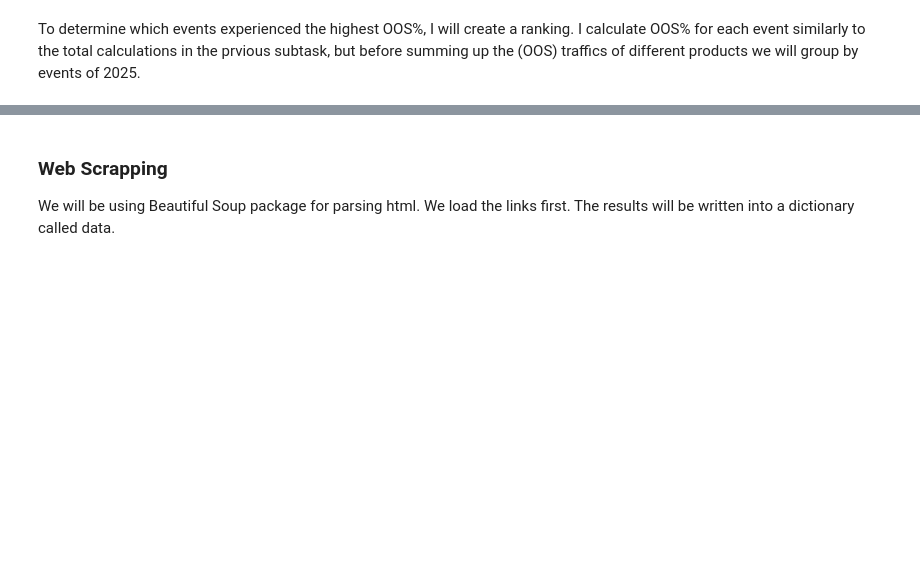
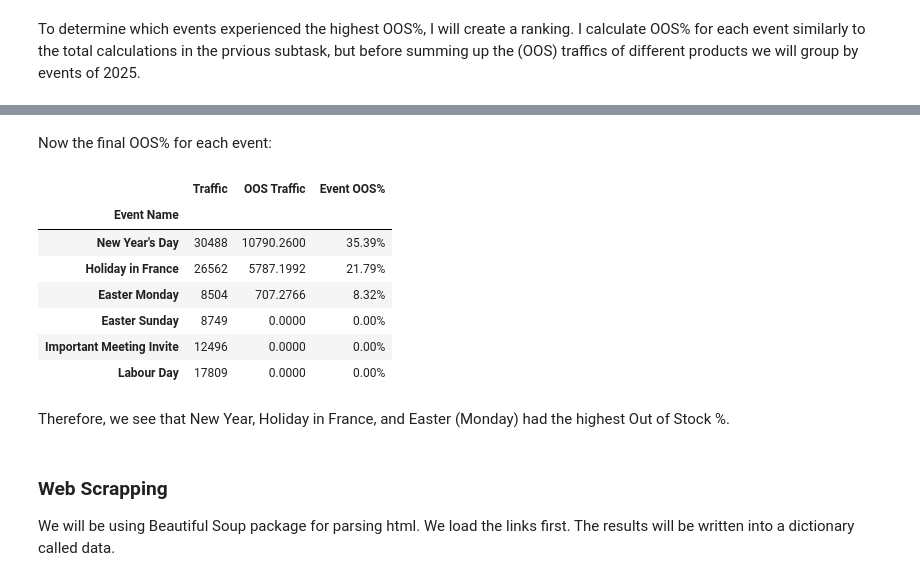
Before and after one commit to kseniyapiven/eCom, a Jupyter notebook: notebooks/analysis.ipynb, the cells around one changed output, grey strips where cells are left out. Cells and saved outputs as stored; diff of their text form; code cells hidden in the pictures; blank space fills up the shorter version.

Commit message:
added ranking for oos% during events

```diff
--- a/notebooks/analysis.ipynb
+++ b/notebooks/analysis.ipynb
@@ -672,3 +672,6 @@ oos_by_events_2025.head()
 | 56 | Pd3000 | 2025-05 | 26.0 | 0.014428 | 101.77 | 0.0 | 2025 | 5 | ... |
 # %% [markdown]
 To determine which events experienced the highest OOS%, I will create a ranking. I calculate OOS% for each event similarly to the total calculations in the prvious subtask, but before summing up the (OOS) traffics of different products we will group by events of 2025.
+# %%
+total_traffic_by_event = event_traffic = oos_by_events_2025.groupby('Event Name')['Traffic'].sum()
+oos_traffic_by_event = oos_by_events_2025.groupby('Event Name')['OOS Traffic'].sum()
@@ -674,0 +680,8 @@ To determine which events experienced the highest OOS%, I will create a ranking.
+# %%
+merge_traffics = pd.merge(
+    total_traffic_by_event,
+    oos_traffic_by_event,
+    on=['Event Name']
+)
+
+display(merge_traffics)
@@ -675,3 +697,24 @@ To determine which events experienced the highest OOS%, I will create a ranking.
+# %% [markdown]
+Now the final OOS% for each event:
+# %%
+merge_traffics["Event OOS%"] =  (merge_traffics['OOS Traffic'] / merge_traffics["Traffic"]) * 100
+event_oos_ranking = merge_traffics.sort_values('Event OOS%', ascending = False)
+# %%
+event_oos_ranking_formatted = event_oos_ranking.copy()
+event_oos_ranking_formatted['Event OOS%'] = event_oos_ranking_formatted['Event OOS%'].map(lambda x: f"{x:.2f}%")
+
+display(event_oos_ranking_formatted)
+# %% [output]
+|  | Traffic | OOS Traffic | Event OOS% |
+| Event Name |  |  |  |
+| New Year's Day | 30488 | 10790.2600 | 35.39% |
+| Holiday in France | 26562 | 5787.1992 | 21.79% |
+| Easter Monday | 8504 | 707.2766 | 8.32% |
+| Easter Sunday | 8749 | 0.0000 | 0.00% |
+| Important Meeting Invite | 12496 | 0.0000 | 0.00% |
+| Labour Day | 17809 | 0.0000 | 0.00% |
+# %% [markdown]
+Therefore, we see that New Year, Holiday in France, and Easter (Monday) had the highest Out of Stock %.
 # %% [markdown]
 ### Web Scrapping
 
```
Also changed, not shown: parts of 2 cells of this notebook.
